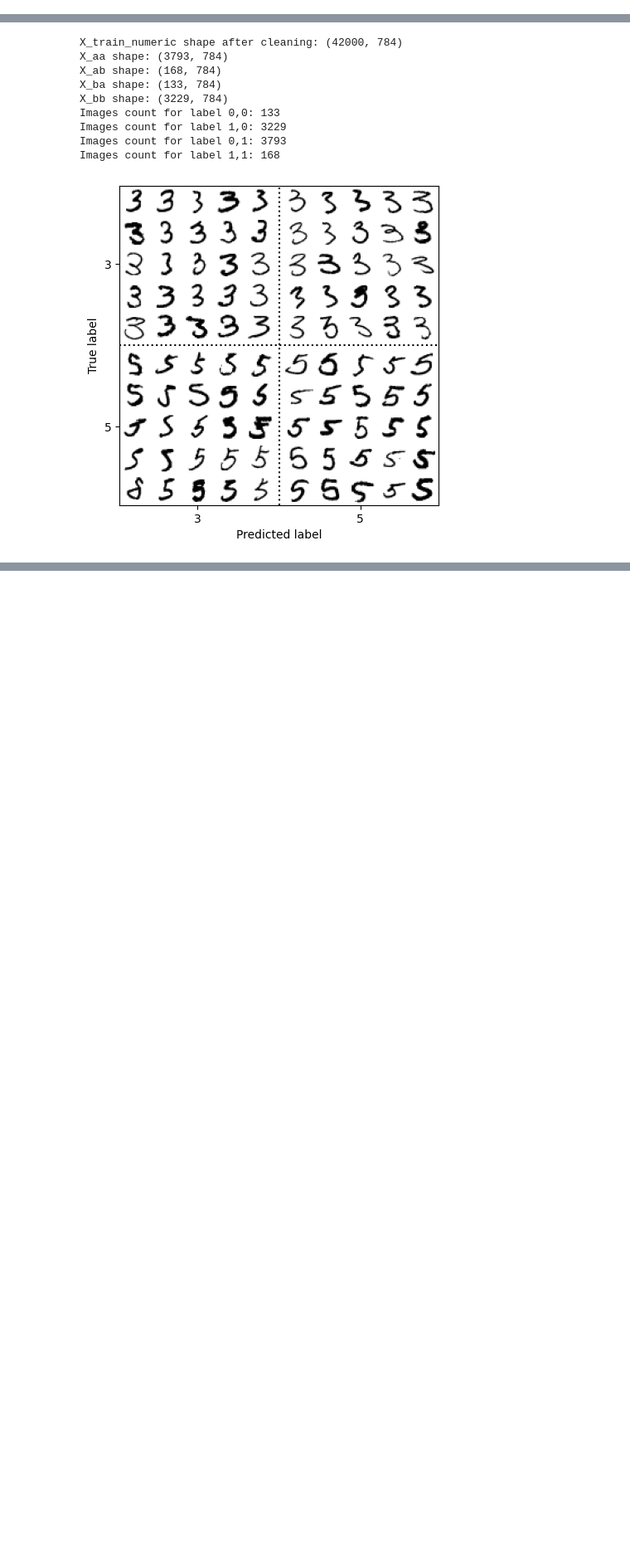
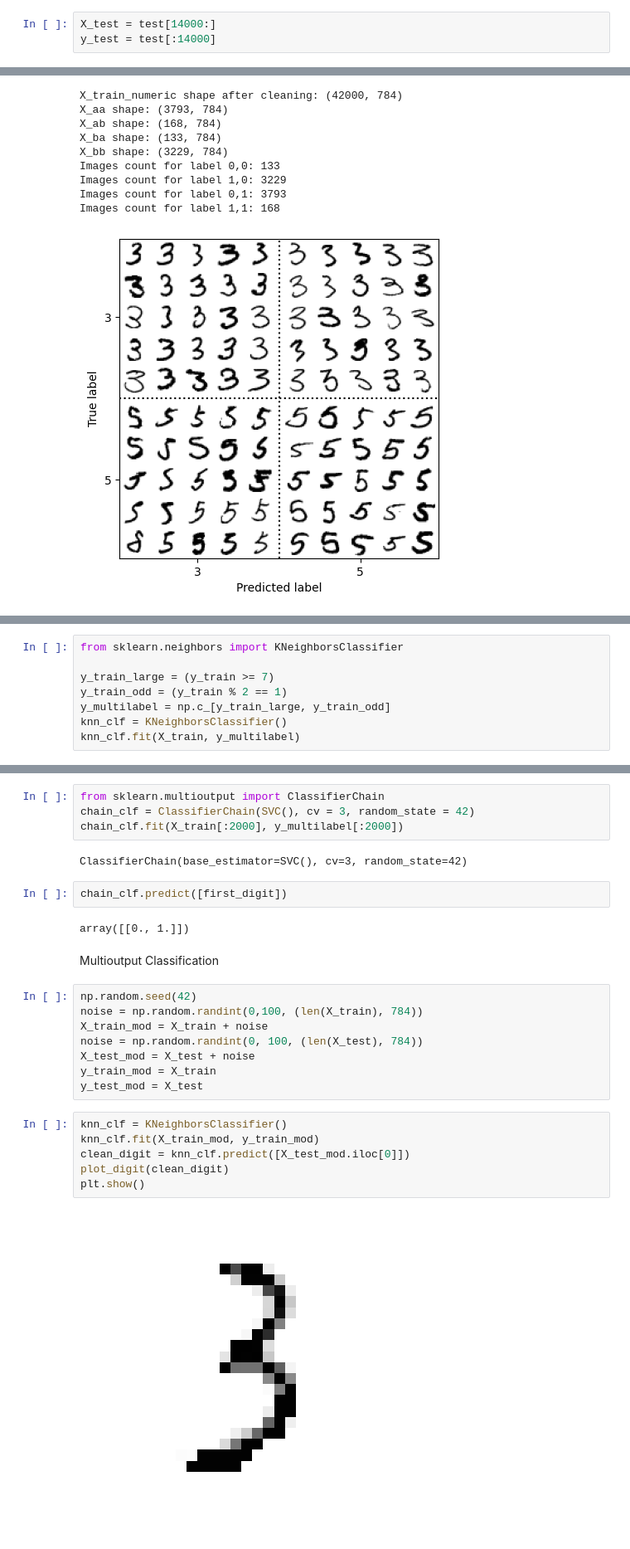
Before and after one commit to Kristianerik/MNSIT-Digit-Recognizer, a Jupyter notebook: MNIST-Digit-Recognizer.ipynb, the cells around one changed output, grey strips where cells are left out. Shown at 83% size. Cells and saved outputs as stored; diff of their text form; blank space fills up the shorter version.

```diff
--- a/MNIST-Digit-Recognizer.ipynb
+++ b/MNIST-Digit-Recognizer.ipynb
@@ -61,6 +61,9 @@ Name: 0, Length: 785, dtype: int64
 # %%
 X_train = train.drop('label', axis = 1)
 y_train = train['label']
+# %%
+X_test = test[14000:]
+y_test = test[:14000]
 # %% [markdown]
 Binary Classifier
 # %%
@@ -427,0 +433,8 @@ Images count for label 1,1: 168
+# %%
+from sklearn.neighbors import KNeighborsClassifier
+
+y_train_large = (y_train >= 7)
+y_train_odd = (y_train % 2 == 1)
+y_multilabel = np.c_[y_train_large, y_train_odd]
+knn_clf = KNeighborsClassifier()
+knn_clf.fit(X_train, y_multilabel)
@@ -427,0 +452,28 @@ Images count for label 1,1: 168
+# %%
+from sklearn.multioutput import ClassifierChain
+chain_clf = ClassifierChain(SVC(), cv = 3, random_state = 42)
+chain_clf.fit(X_train[:2000], y_multilabel[:2000])
+# %% [output]
+ClassifierChain(base_estimator=SVC(), cv=3, random_state=42)
+# %%
+chain_clf.predict([first_digit])
+# %% [output]
+array([[0., 1.]])
+# %% [markdown]
+Multioutput Classification
+# %%
+np.random.seed(42)
+noise = np.random.randint(0,100, (len(X_train), 784))
+X_train_mod = X_train + noise
+noise = np.random.randint(0, 100, (len(X_test), 784))
+X_test_mod = X_test + noise
+y_train_mod = X_train
+y_test_mod = X_test
+# %%
+knn_clf = KNeighborsClassifier()
+knn_clf.fit(X_train_mod, y_train_mod)
+clean_digit = knn_clf.predict([X_test_mod.iloc[0]])
+plot_digit(clean_digit)
+plt.show()
+# %% [output]
+[figure, added]
```
Also changed, not shown: parts of 23 cells of this notebook, 1 other file.
